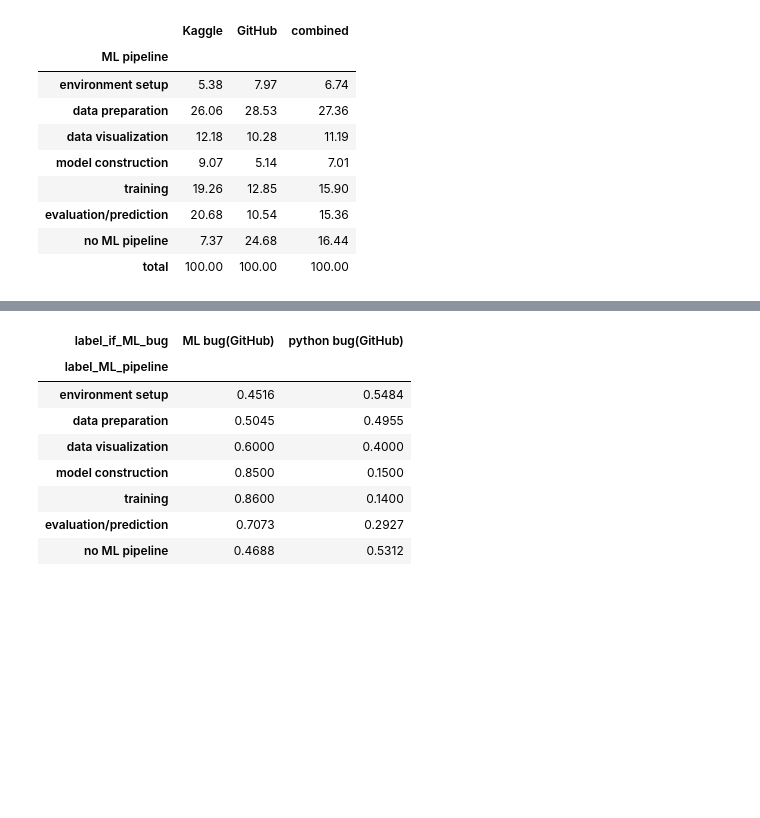
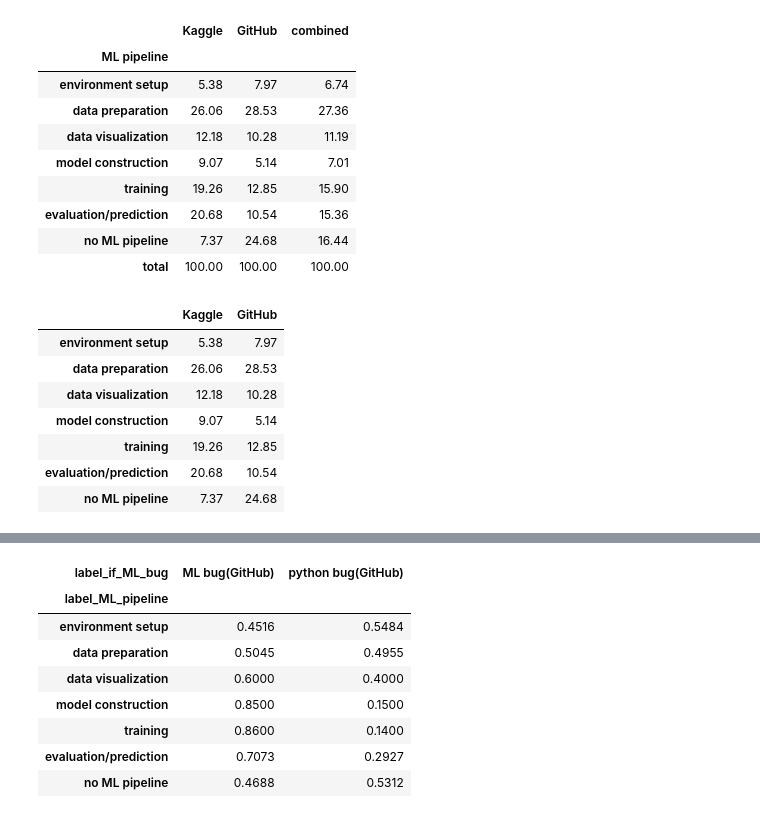
Before and after one commit to PELAB-LiU/jupyter_nbs_empirical, a Jupyter notebook: notebook_error_analysis-manual_labels_plots_rqs.ipynb, the cells around one changed output, grey strips where cells are left out. Saved outputs shown, nothing was run; the diff lists cells and outputs as text; code cells hidden in the pictures; blank space fills up the shorter version.

```diff
--- a/notebook_error_analysis-manual_labels_plots_rqs.ipynb
+++ b/notebook_error_analysis-manual_labels_plots_rqs.ipynb
@@ -753,6 +753,17 @@ nb_mlpp_mlbug_k.index = nb_mlpp_mlbug_k.index+"(Kaggle)"
 # nb_mlpp_mlbug = pd.concat([nb_mlpp_mlbug_g, nb_mlpp_mlbug_k], axis=0)
 nb_mlpp_mlbug_g_percent = (nb_mlpp_mlbug_g/nb_mlpp_mlbug_g.sum()).round(4)[order_mlpp]
 nb_mlpp_mlbug_k_percent = (nb_mlpp_mlbug_k/nb_mlpp_mlbug_k.sum()).round(4)[order_mlpp]
+# %%
+mlpp
+# %% [output]
+|  | Kaggle | GitHub |
+| environment setup | 5.38 | 7.97 |
+| data preparation | 26.06 | 28.53 |
+| data visualization | 12.18 | 10.28 |
+| model construction | 9.07 | 5.14 |
+| training | 19.26 | 12.85 |
+| evaluation/prediction | 20.68 | 10.54 |
+| no ML pipeline | 7.37 | 24.68 |
 # %%
 import numpy as np
 
```
Also changed, not shown: parts of 12 cells of this notebook, 1 other file.
